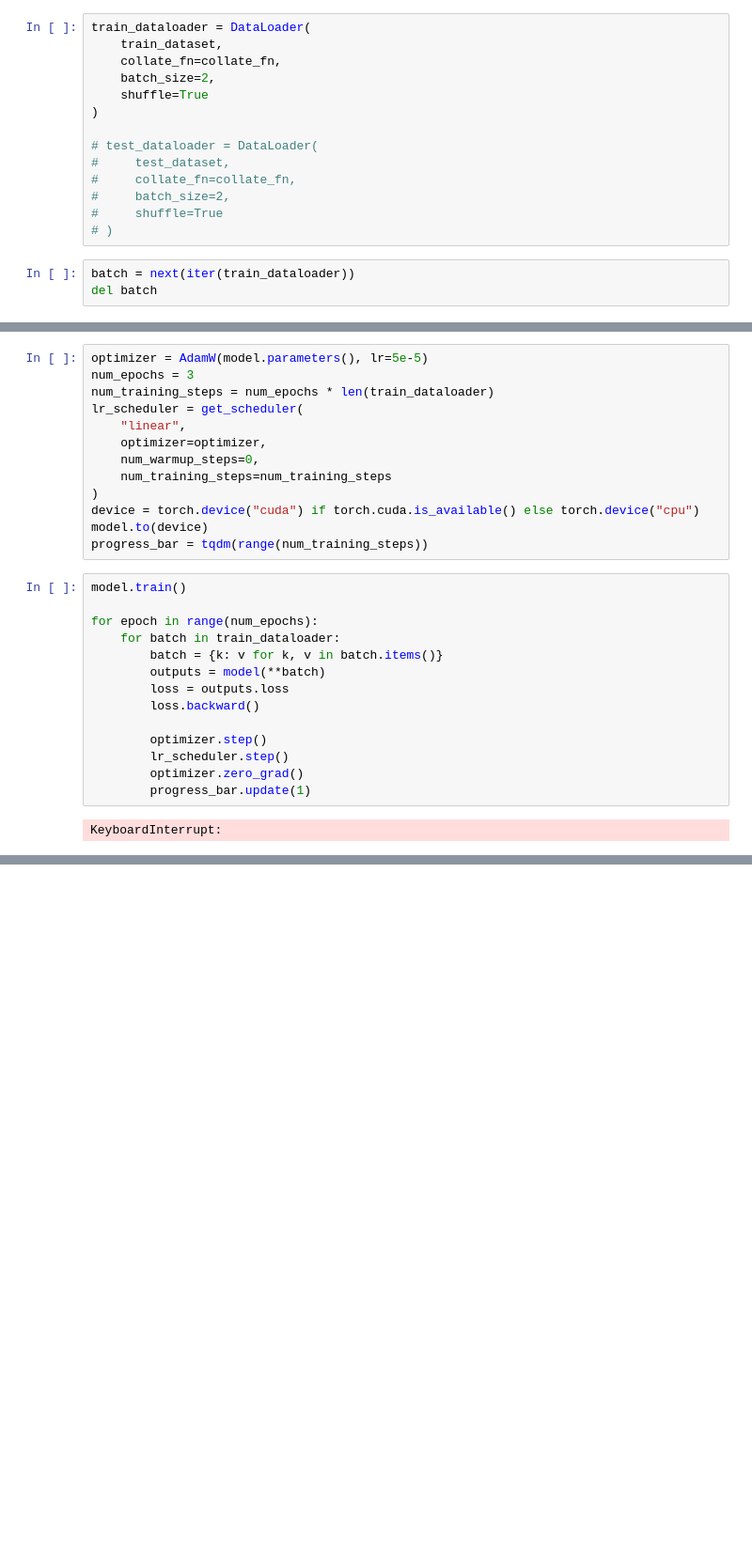
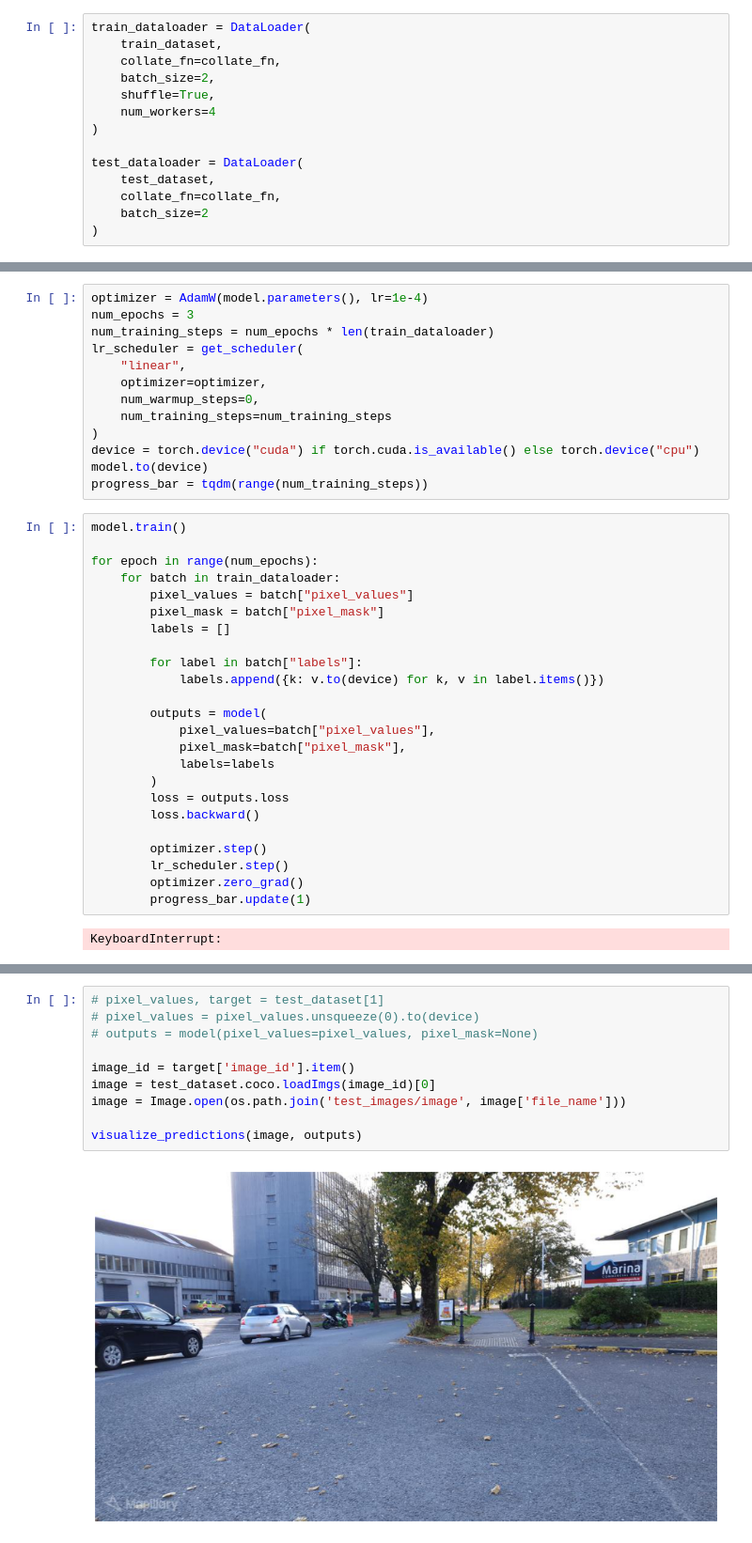
Before and after one commit to Westley-Winks/tactile-paving-detector, a Jupyter notebook: model-v2.ipynb, the cells around one changed output, grey strips where cells are left out. Shown at 94% size. Saved outputs shown, nothing was run; the diff lists cells and outputs as text; blank space fills up the shorter version.

```diff
--- a/model-v2.ipynb
+++ b/model-v2.ipynb
@@ -215,22 +267,19 @@ train_dataloader = DataLoader(
     train_dataset,
     collate_fn=collate_fn,
     batch_size=2,
-    shuffle=True
+    shuffle=True,
+    num_workers=4
 )
 
-# test_dataloader = DataLoader(
-#     test_dataset,
-#     collate_fn=collate_fn,
-#     batch_size=2,
-#     shuffle=True
-# )
+test_dataloader = DataLoader(
+    test_dataset,
+    collate_fn=collate_fn,
+    batch_size=2
+)
-# %%
-batch = next(iter(train_dataloader))
-del batch
 # %% [markdown]
 # Training!
 # %%
-optimizer = AdamW(model.parameters(), lr=5e-5)
+optimizer = AdamW(model.parameters(), lr=1e-4)
 num_epochs = 3
 num_training_steps = num_epochs * len(train_dataloader)
 lr_scheduler = get_scheduler(
@@ -247,8 +296,18 @@ model.train()
 
 for epoch in range(num_epochs):
     for batch in train_dataloader:
-        batch = {k: v for k, v in batch.items()}
-        outputs = model(**batch)
+        pixel_values = batch["pixel_values"]
+        pixel_mask = batch["pixel_mask"]
+        labels = []
+
+        for label in batch["labels"]:
+            labels.append({k: v.to(device) for k, v in label.items()})
+
+        outputs = model(
+            pixel_values=batch["pixel_values"],
+            pixel_mask=batch["pixel_mask"],
+            labels=labels
+        )
         loss = outputs.loss
         loss.backward()
 
@@ -268,0 +389,12 @@ transformers.models.detr.modeling_detr.DetrForObjectDetection
+# %%
+# pixel_values, target = test_dataset[1]
+# pixel_values = pixel_values.unsqueeze(0).to(device)
+# outputs = model(pixel_values=pixel_values, pixel_mask=None)
+
+image_id = target['image_id'].item()
+image = test_dataset.coco.loadImgs(image_id)[0]
+image = Image.open(os.path.join('test_images/image', image['file_name']))
+
+visualize_predictions(image, outputs)
+# %% [output]
+[figure, added]
```
Also changed, not shown: parts of 17 cells of this notebook.
